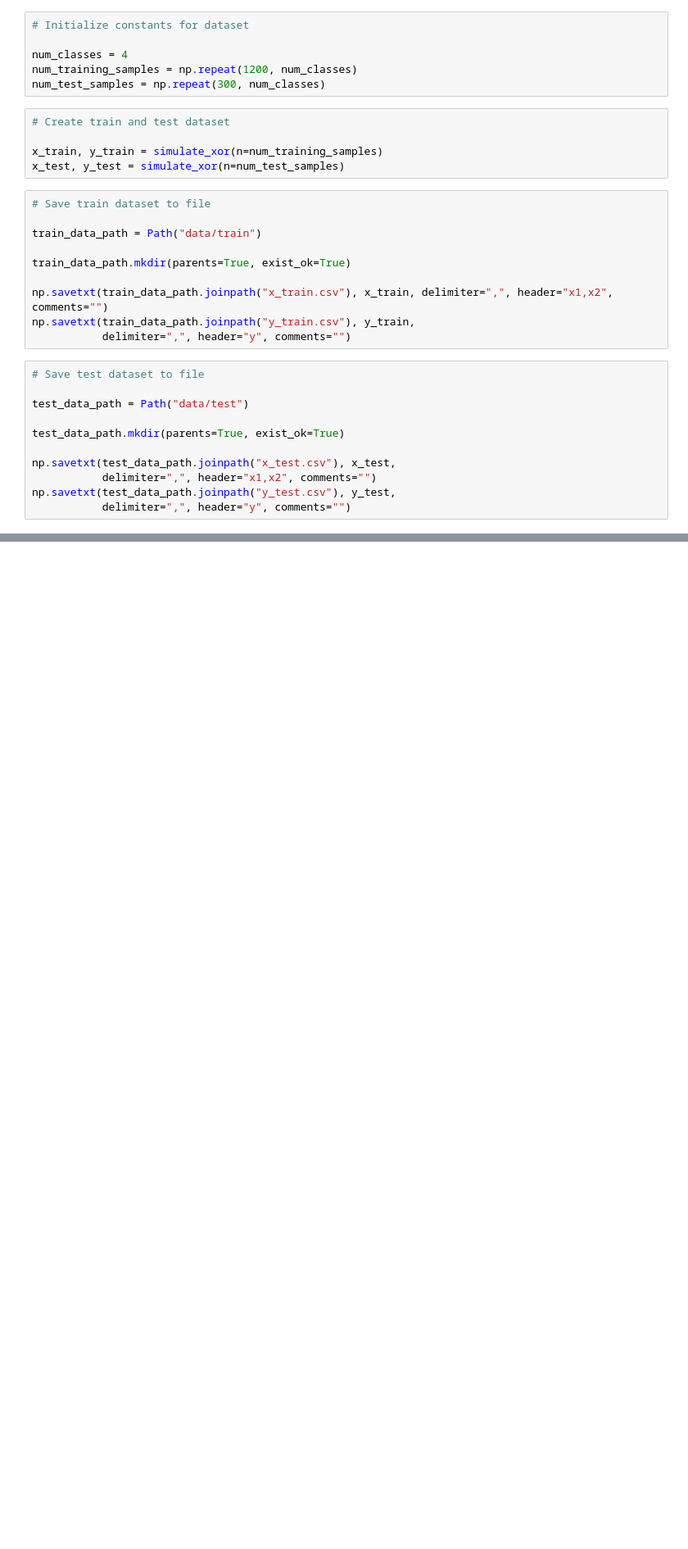
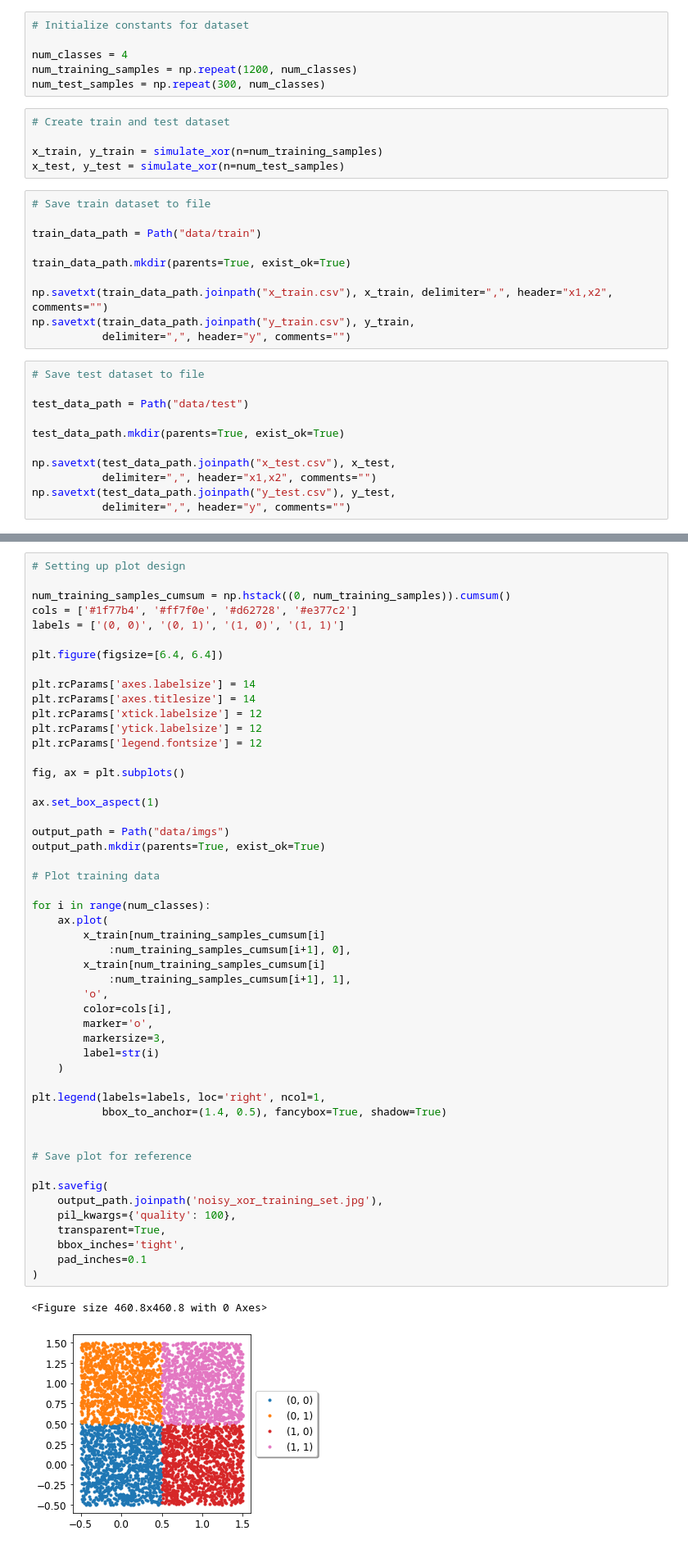
Before and after one commit to arihantbansal/SAiDL-Spring-Assignment-2022, a Jupyter notebook: Core ML/bayesian_nn.ipynb, the cells around one changed output, grey strips where cells are left out. Shown at 82% size. Cells and saved outputs as stored; diff of their text form; blank space fills up the shorter version.

Commit message:
:construction: add data viz

```diff
--- a/Core ML/bayesian_nn.ipynb
+++ b/Core ML/bayesian_nn.ipynb
@@ -63,0 +71,53 @@ np.savetxt(test_data_path.joinpath("y_test.csv"), y_test,
+# %%
+# Setting up plot design
+
+num_training_samples_cumsum = np.hstack((0, num_training_samples)).cumsum()
+cols = ['#1f77b4', '#ff7f0e', '#d62728', '#e377c2']
+labels = ['(0, 0)', '(0, 1)', '(1, 0)', '(1, 1)']
+
+plt.figure(figsize=[6.4, 6.4])
+
+plt.rcParams['axes.labelsize'] = 14
+plt.rcParams['axes.titlesize'] = 14
+plt.rcParams['xtick.labelsize'] = 12
+plt.rcParams['ytick.labelsize'] = 12
+plt.rcParams['legend.fontsize'] = 12
+
+fig, ax = plt.subplots()
+
+ax.set_box_aspect(1)
+
+output_path = Path("data/imgs")
+output_path.mkdir(parents=True, exist_ok=True)
+
+# Plot training data
+
+for i in range(num_classes):
+    ax.plot(
+        x_train[num_training_samples_cumsum[i]
+            :num_training_samples_cumsum[i+1], 0],
+        x_train[num_training_samples_cumsum[i]
+            :num_training_samples_cumsum[i+1], 1],
+        'o',
+        color=cols[i],
+        marker='o',
+        markersize=3,
+        label=str(i)
+    )
+
+plt.legend(labels=labels, loc='right', ncol=1,
+           bbox_to_anchor=(1.4, 0.5), fancybox=True, shadow=True)
+
+
+# Save plot for reference
+
+plt.savefig(
+    output_path.joinpath('noisy_xor_training_set.jpg'),
+    pil_kwargs={'quality': 100},
+    transparent=True,
+    bbox_inches='tight',
+    pad_inches=0.1
+)
+# %% [output]
+<Figure size 460.8x460.8 with 0 Axes>
+[figure, added]
```
Also changed, not shown: parts of 4 cells of this notebook, 4 other files.
